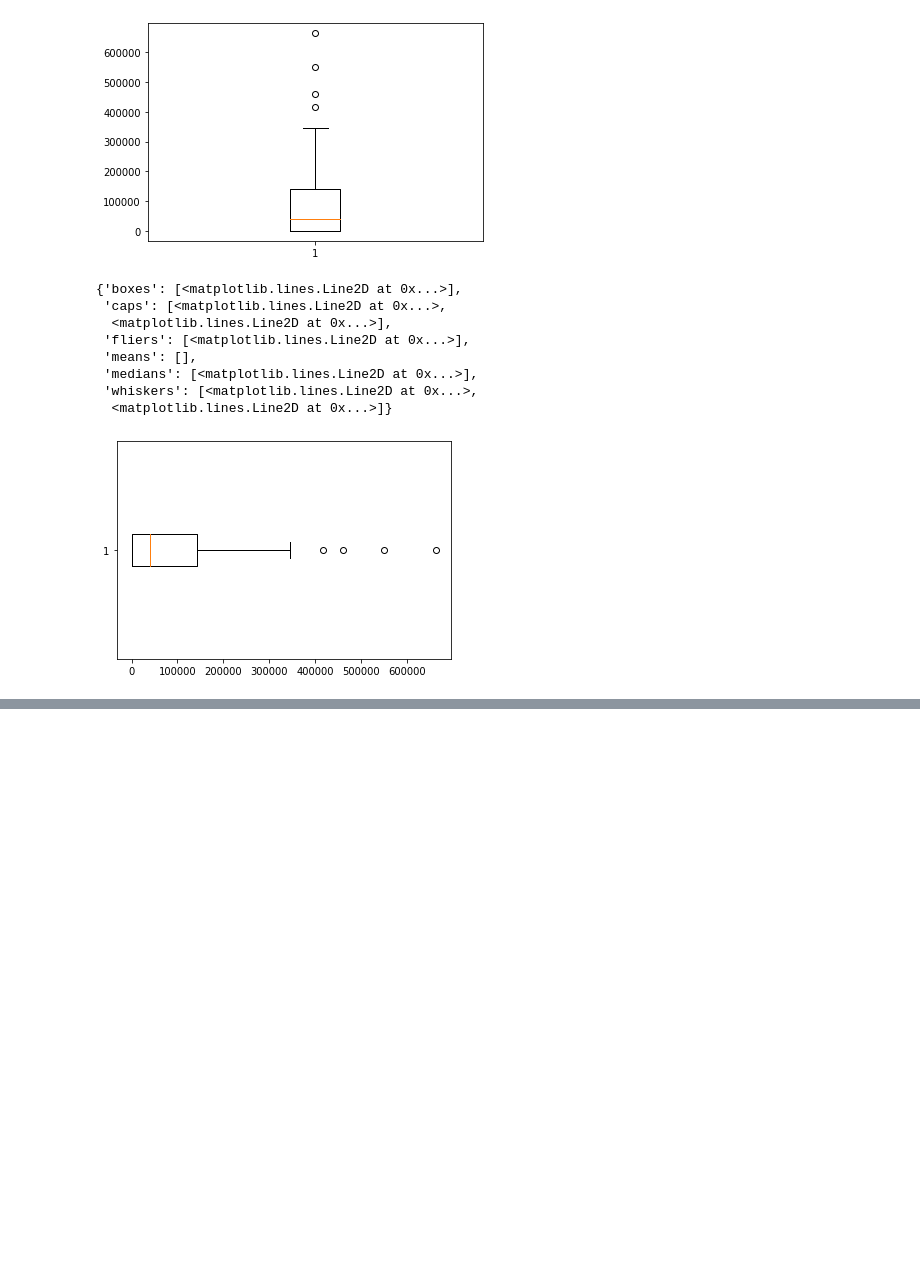
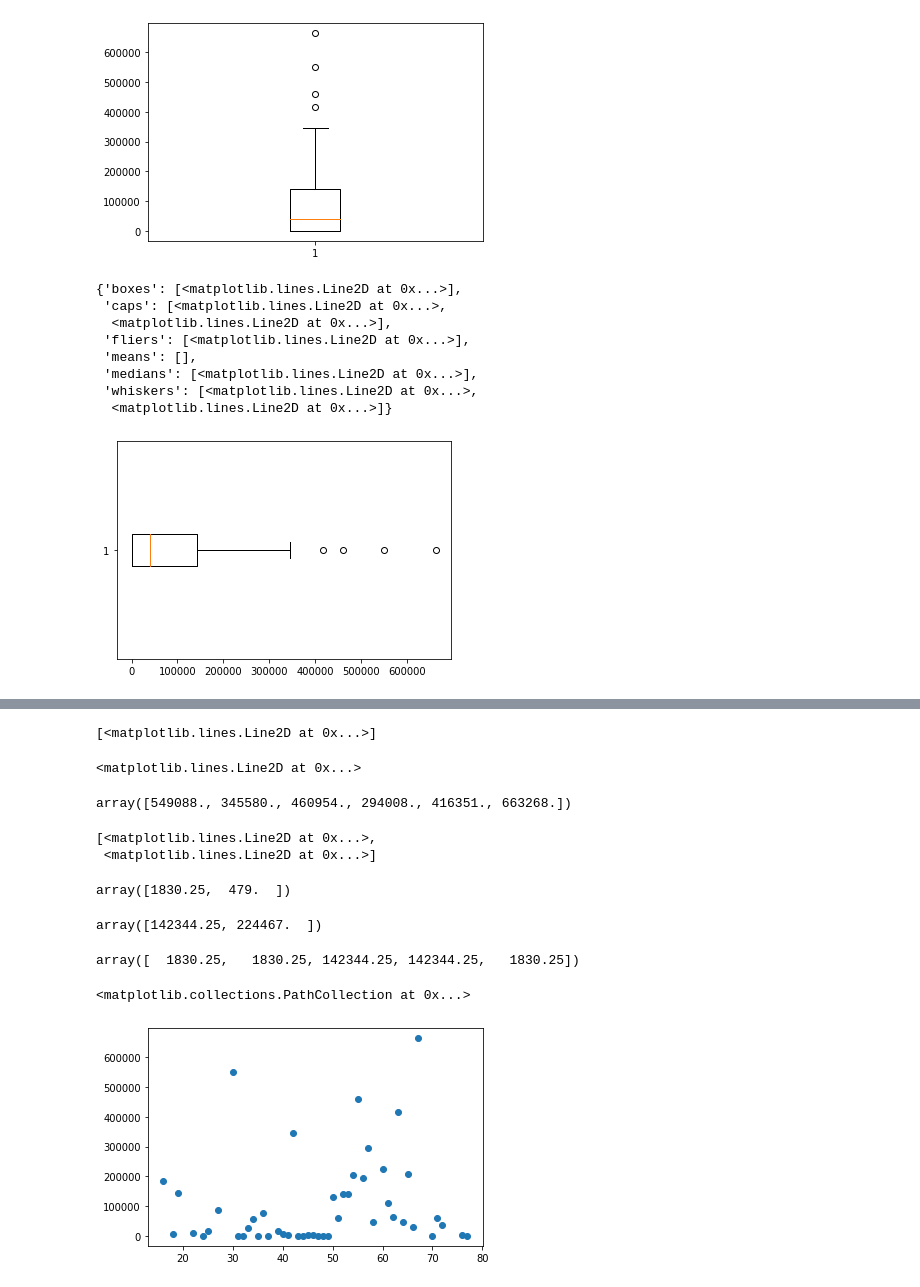
Before and after one commit to tthawatch/DPDM, a Jupyter notebook: Untitled2.ipynb, the cells around one changed output, grey strips where cells are left out. Saved outputs shown, nothing was run; the diff lists cells and outputs as text; code cells hidden in the pictures; blank space fills up the shorter version.

```diff
--- a/Untitled2.ipynb
+++ b/Untitled2.ipynb
@@ -184,7 +201,7 @@ merged_table.isnull().any().any()
 # %% [output]
 True
 # %%
-merged_table_nm = merged_table.dropna()
+merged_table_nm = merged_table_1.dropna()
 # %%
 merged_table_nm
 # %% [output]
@@ -251,0 +389,35 @@ ret = plt.boxplot(merged_table_nm['ผลผลิต(ตัน)'],vert=False)
+# %%
+ret['fliers']
+# %% [output]
+[<matplotlib.lines.Line2D at 0x...>]
+# %%
+ret['fliers'][0]
+# %% [output]
+<matplotlib.lines.Line2D at 0x...>
+# %%
+ret['fliers'][0].get_xdata()
+# %% [output]
+array([549088., 345580., 460954., 294008., 416351., 663268.])
+# %%
+ret['whiskers']
+# %% [output]
+[<matplotlib.lines.Line2D at 0x...>,
+ <matplotlib.lines.Line2D at 0x...>]
+# %%
+# ด้านบนข้างต้นคือโชว์ว่าแต่ละคำสั่งจะแสดงอะไรออกมา แล้วเราสามารถหาฟังก์ชันไหนมาเรียกใช้มันได้อีก
+ret['whiskers'][0].get_xdata()
+# %% [output]
+array([1830.25,  479.  ])
+# %%
+ret['whiskers'][1].get_xdata()
+# %% [output]
+array([142344.25, 224467.  ])
+# %%
+ret['boxes'][0].get_xdata()
+# %% [output]
+array([  1830.25,   1830.25, 142344.25, 142344.25,   1830.25])
+# %%
+plt.scatter(new_table['รหัสจังหวัด'],merged_table_nm['ผลผลิต(ตัน)'])
+# %% [output]
+<matplotlib.collections.PathCollection at 0x...>
+[figure, added]
```
Also changed, not shown: parts of 22 cells of this notebook.
